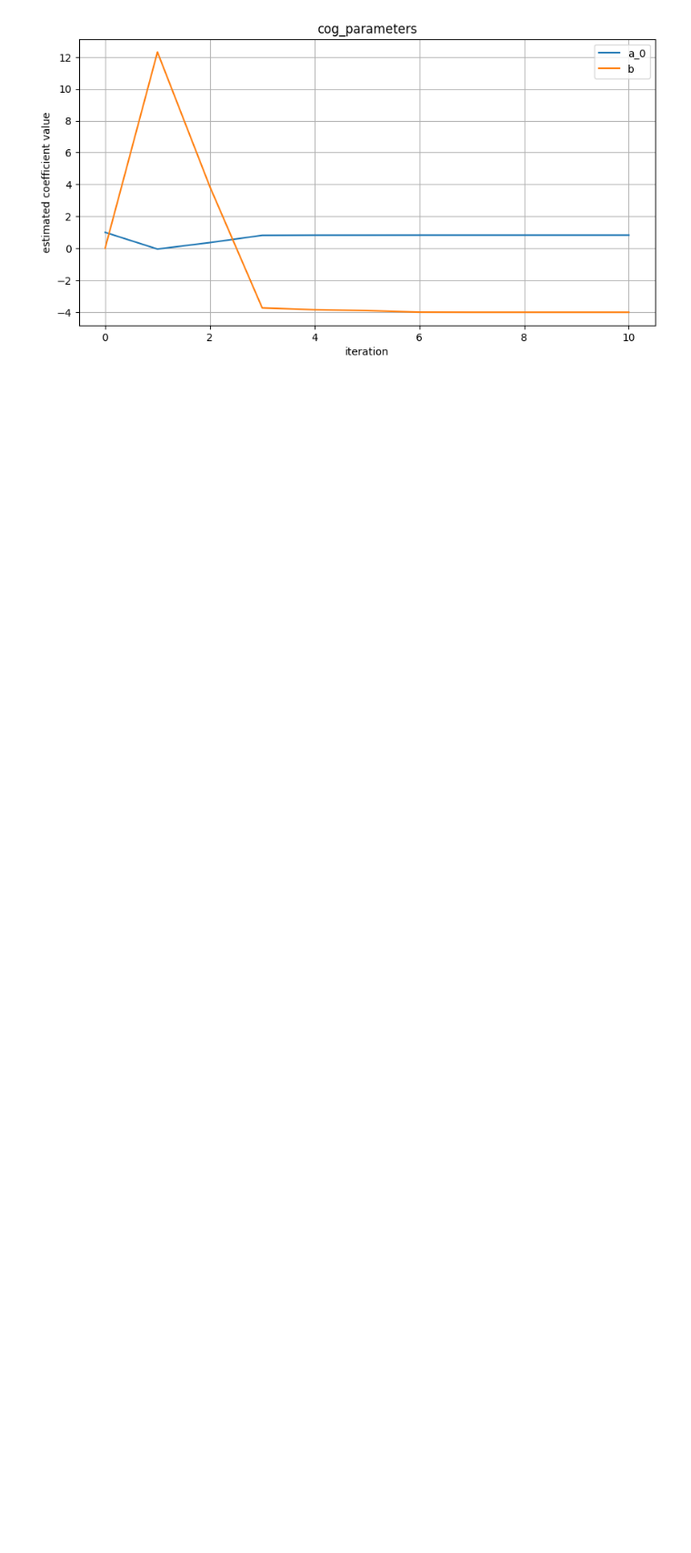
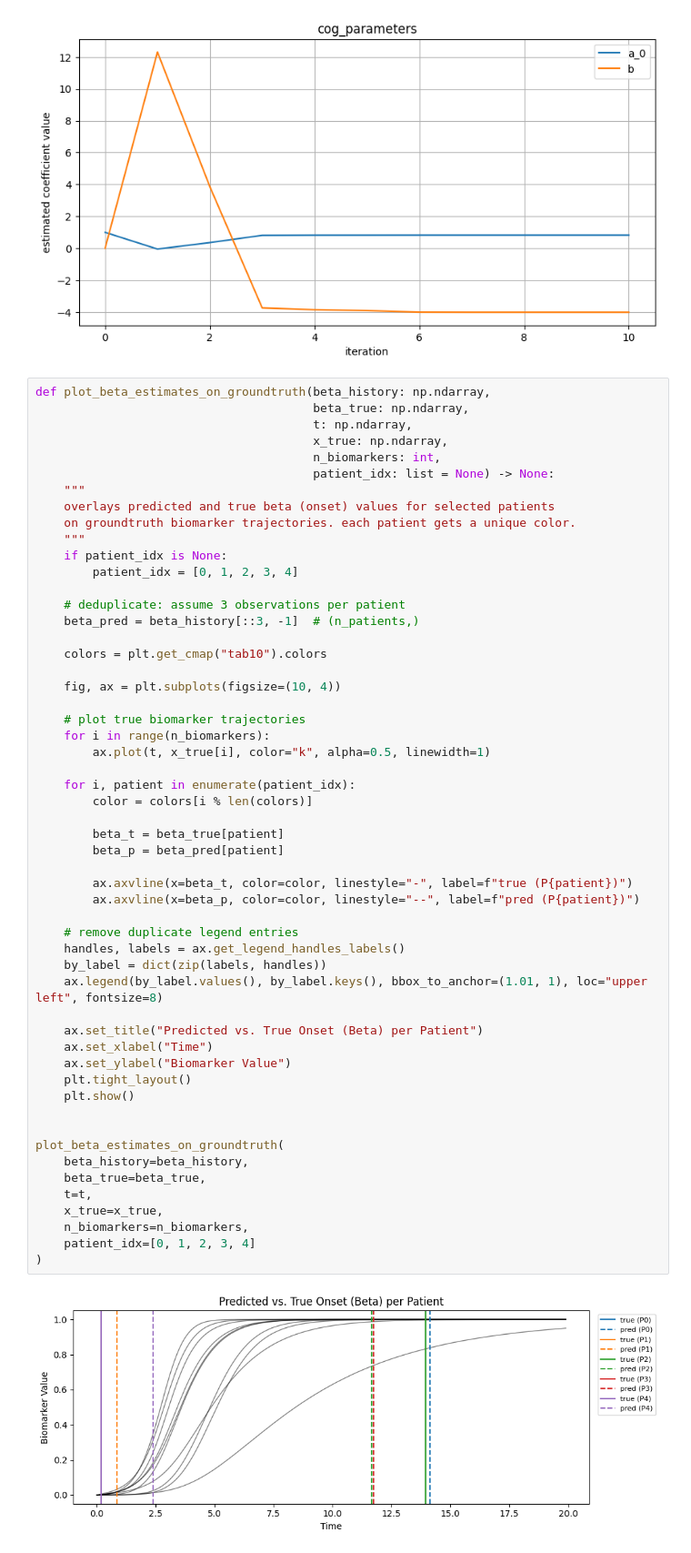
Before and after one commit to LAMCIG/Progression_models_simulations, a Jupyter notebook: EMDPM/experiments/synthetic_experiments/synthetic_rework_troubleshoot/test_bed_cv_L2penaltiless.ipynb, the cells around one changed output. Shown at 91% size. Cells and saved outputs as stored; diff of their text form; blank space fills up the shorter version.

```diff
--- a/EMDPM/experiments/synthetic_experiments/synthetic_rework_troubleshoot/test_bed_cv_L2penaltiless.ipynb
+++ b/EMDPM/experiments/synthetic_experiments/synthetic_rework_troubleshoot/test_bed_cv_L2penaltiless.ipynb
@@ -307,3 +379,59 @@ def plot_cog_regression_history(cog_history: np.ndarray, cog_true: np.ndarray):
 plot_cog_regression_history(best_em.cog_regression_history, cog_true)
 # %% [output]
 [figure]
+# %%
+def plot_beta_estimates_on_groundtruth(beta_history: np.ndarray,
+                                       beta_true: np.ndarray,
+                                       t: np.ndarray,
+                                       x_true: np.ndarray,
+                                       n_biomarkers: int,
+                                       patient_idx: list = None) -> None:
+    """
+    overlays predicted and true beta (onset) values for selected patients
+    on groundtruth biomarker trajectories. each patient gets a unique color.
+    """
+    if patient_idx is None:
+        patient_idx = [0, 1, 2, 3, 4]
+
+    # deduplicate: assume 3 observations per patient
+    beta_pred = beta_history[::3, -1]  # (n_patients,)
+
+    colors = plt.get_cmap("tab10").colors
+
+    fig, ax = plt.subplots(figsize=(10, 4))
+
+    # plot true biomarker trajectories
+    for i in range(n_biomarkers):
+        ax.plot(t, x_true[i], color="k", alpha=0.5, linewidth=1)
+
+    for i, patient in enumerate(patient_idx):
+        color = colors[i % len(colors)]
+
+        beta_t = beta_true[patient]
+        beta_p = beta_pred[patient]
+
+        ax.axvline(x=beta_t, color=color, linestyle="-", label=f"true (P{patient})")
+        ax.axvline(x=beta_p, color=color, linestyle="--", label=f"pred (P{patient})")
+
+    # remove duplicate legend entries
+    handles, labels = ax.get_legend_handles_labels()
+    by_label = dict(zip(labels, handles))
+    ax.legend(by_label.values(), by_label.keys(), bbox_to_anchor=(1.01, 1), loc="upper left", fontsize=8)
+
+    ax.set_title("Predicted vs. True Onset (Beta) per Patient")
+    ax.set_xlabel("Time")
+    ax.set_ylabel("Biomarker Value")
+    plt.tight_layout()
+    plt.show()
+
+
+plot_beta_estimates_on_groundtruth(
+    beta_history=beta_history,
+    beta_true=beta_true,
+    t=t,
+    x_true=x_true,
+    n_biomarkers=n_biomarkers,
+    patient_idx=[0, 1, 2, 3, 4]
+)
+# %% [output]
+[figure, added]
```
Also changed, not shown: parts of 11 cells of this notebook, 12 other files.
